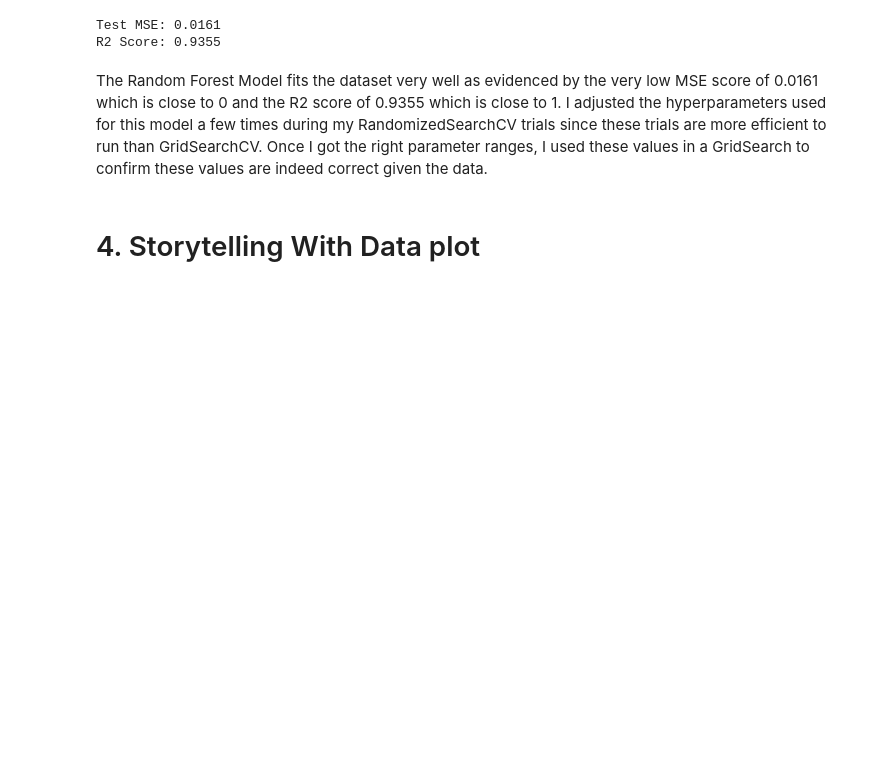
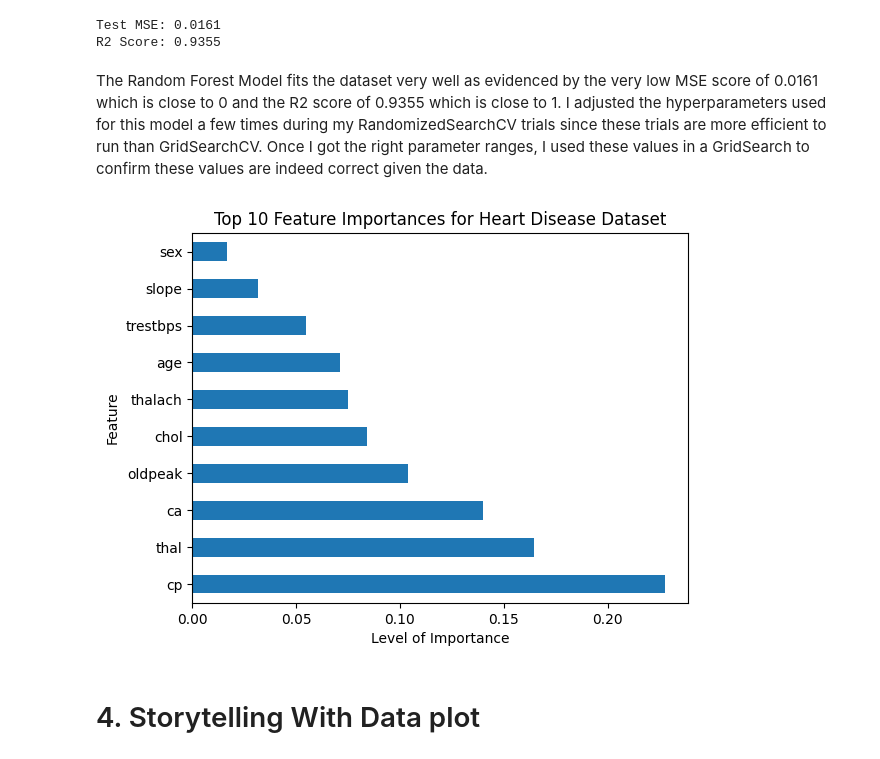
Before and after one commit to els246/2025-spring-B2, a Jupyter notebook: OMDS-ModB2-Week11-Stiller-Emma.ipynb, the cells around one changed output. Cells and saved outputs as stored; diff of their text form; code cells hidden in the pictures; blank space fills up the shorter version.

```diff
--- a/OMDS-ModB2-Week11-Stiller-Emma.ipynb
+++ b/OMDS-ModB2-Week11-Stiller-Emma.ipynb
@@ -180,6 +180,20 @@ Test MSE: 0.0161
 R2 Score: 0.9355
 # %% [markdown]
 The Random Forest Model fits the dataset very well as evidenced by the very low MSE score of 0.0161 which is close to 0 and the R2 score of 0.9355 which is close to 1. I adjusted the hyperparameters used for this model a few times during my RandomizedSearchCV trials since these trials are more efficient to run than GridSearchCV. Once I got the right parameter ranges, I used these values in a GridSearch to confirm these values are indeed correct given the data.
+# %%
+# plot feature importance
+
+importances = model.feature_importances_
+features = X.columns
+
+feat_importances = pd.Series(importances, index=features)
+feat_importances.nlargest(10).plot(kind='barh')
+plt.title("Top 10 Feature Importances for Heart Disease Dataset")
+plt.xlabel('Level of Importance')
+plt.ylabel('Feature')
+plt.show()
+# %% [output]
+[figure, added]
 # %% [markdown]
 # 4. Storytelling With Data plot
 # %% [markdown]
```
Also changed, not shown: 1 other file.
